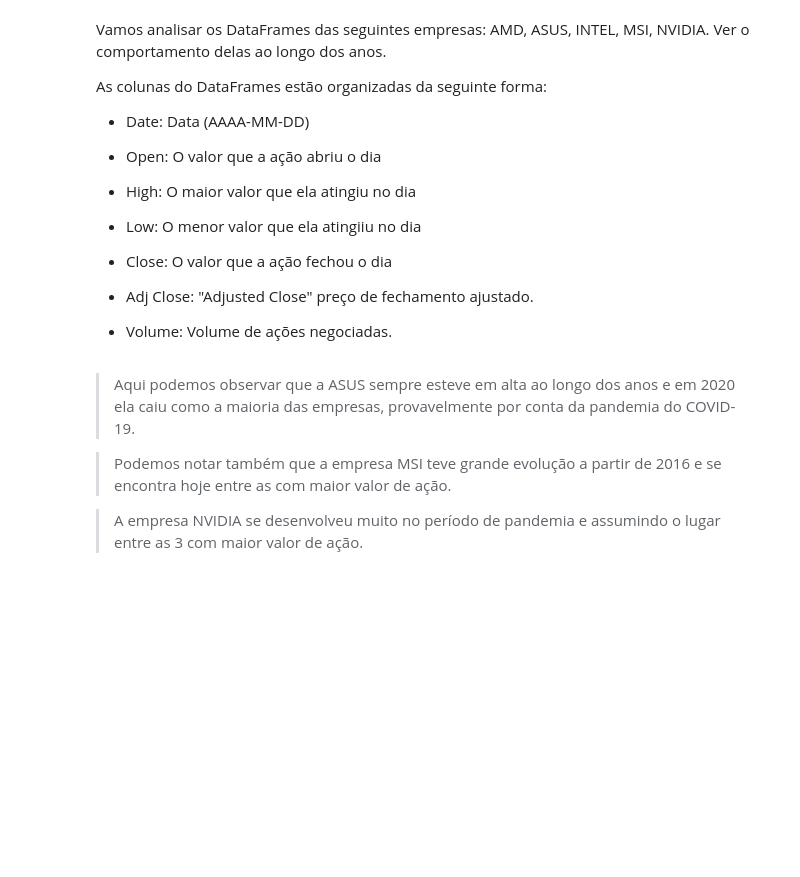
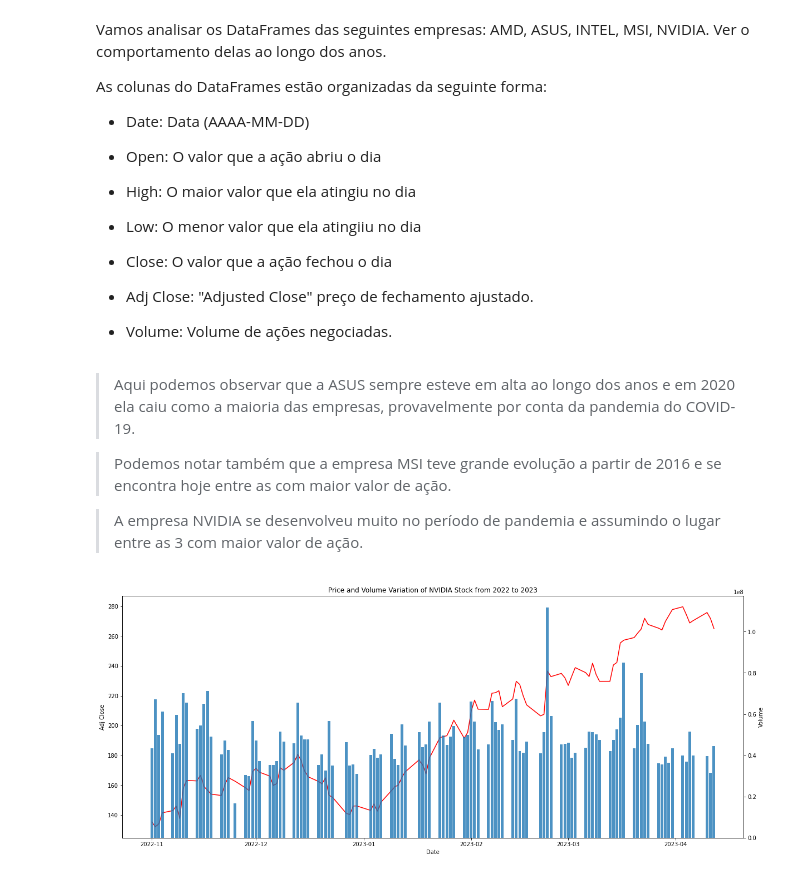
Before and after one commit to jeanmatheuss/GPU-stocks-price, a Jupyter notebook: gpu-prices.ipynb, the cells around one changed output. Drawn from its saved outputs; the diff is of its cells as text; code cells hidden in the pictures; blank space fills up the shorter version.

```diff
--- a/gpu-prices.ipynb
+++ b/gpu-prices.ipynb
@@ -106,0 +107,5 @@ def draw_plot(data,start_date, end_date, dataset_name):
+# %%
+# NVIDIA
+draw_plot(nvidia, '2022-11-01', '2023-04-17', 'NVIDIA')
+# %% [output]
+[figure, added]
```
Also changed, not shown: parts of 4 cells of this notebook.
